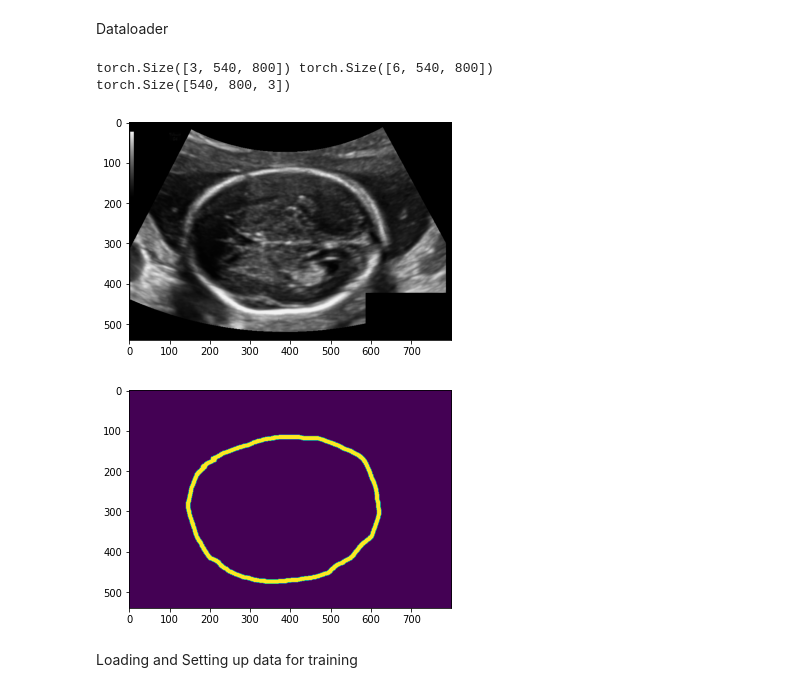
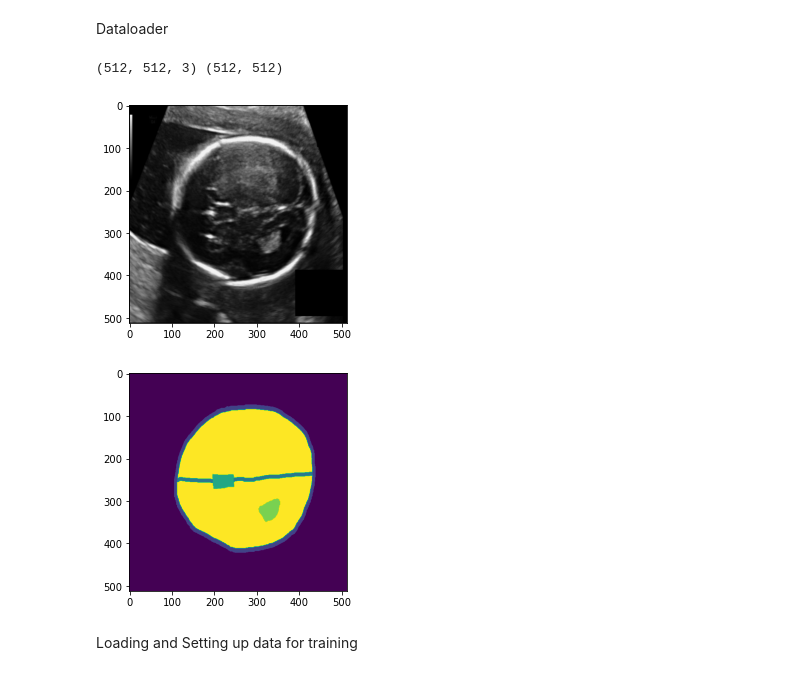
Before and after one commit to xanthan011/fetal-segmentation, a Jupyter notebook: fetal_segmentation_final.ipynb, the cells around one changed output. Drawn from its saved outputs; the diff is of its cells as text; code cells hidden in the pictures.

Commit message:
Fully Updated fetal_segmentation_final.ipynb and added run for tensorboard

```diff
--- a/fetal_segmentation_final.ipynb
+++ b/fetal_segmentation_final.ipynb
@@ -96,7 +98,6 @@ class DataLoaderSegmentation(data.Dataset):
             for img_path in self.img_files: # Making sure that the corresponding mask exists for a particular image
                 self.mask_files.append(os.path.join(folder_path,'labels',os.path.basename(img_path.split(".")[0] + "_Annotation.png")))
 
-    # Mask will be converted to categorical for __getall__() outside the dataloader
     def __getall__(self):
         for each in self.img_files:
             self.img.append(normalize(cv2.resize(cv2.imread(each, cv2.IMREAD_COLOR), (512,512)), axis = 1)) # Reading images as RGB
@@ -114,28 +115,30 @@ class DataLoaderSegmentation(data.Dataset):
             data = cv2.resize(data, (512, 512)) # resizing to 512x512
             label = cv2.imread(mask_path, 0) #Reading masks as grayscale
             label = cv2.resize(label, (512, 512)) # resizing to 512x512
-            label = to_categorical(label, 6) # Converting the mask to categorical
-            return torch.from_numpy(data).float().permute(2,0,1), torch.from_numpy(label).float().permute(2,0,1)
+
+            return np.array(data), np.array(label)
 
     def __len__(self):
         return len(self.img_files)
 # %%
-train_dataset = DataLoaderSegmentation("/content/interview/train")
-val_dataset = DataLoaderSegmentation("/content/interview/val")
-test_dataset = DataLoaderSegmentation("/content/interview/test", test = True)
+path_to_train = "/content/interview/train"
+path_to_val = "/content/interview/val"
+path_to_test = "/content/interview/test"
+# %%
+train_dataset = DataLoaderSegmentation(path_to_train)
+val_dataset = DataLoaderSegmentation(path_to_val)
+test_dataset = DataLoaderSegmentation(path_to_test, test = True)
 # %%
 image, mask = train_dataset.__getitem__(5)
 print(image.shape, mask.shape)
-print(image.permute(1, 2, 0).shape)
-plt.imshow(image.permute(1, 2, 0)/255)
+plt.imshow(image/255)
 plt.show()
-plt.imshow(mask[1]/255)
+plt.imshow(mask/255)
 plt.show()
 # %% [output]
-torch.Size([3, 540, 800]) torch.Size([6, 540, 800])
-torch.Size([540, 800, 3])
+(512, 512, 3) (512, 512)
-[figure, old version]
+[figure, new version]
-[figure, old version]
+[figure, new version]
 # %% [markdown]
 Loading and Setting up data for training
 # %%
```
Also changed, not shown: parts of 2 cells of this notebook, 4 other files.
